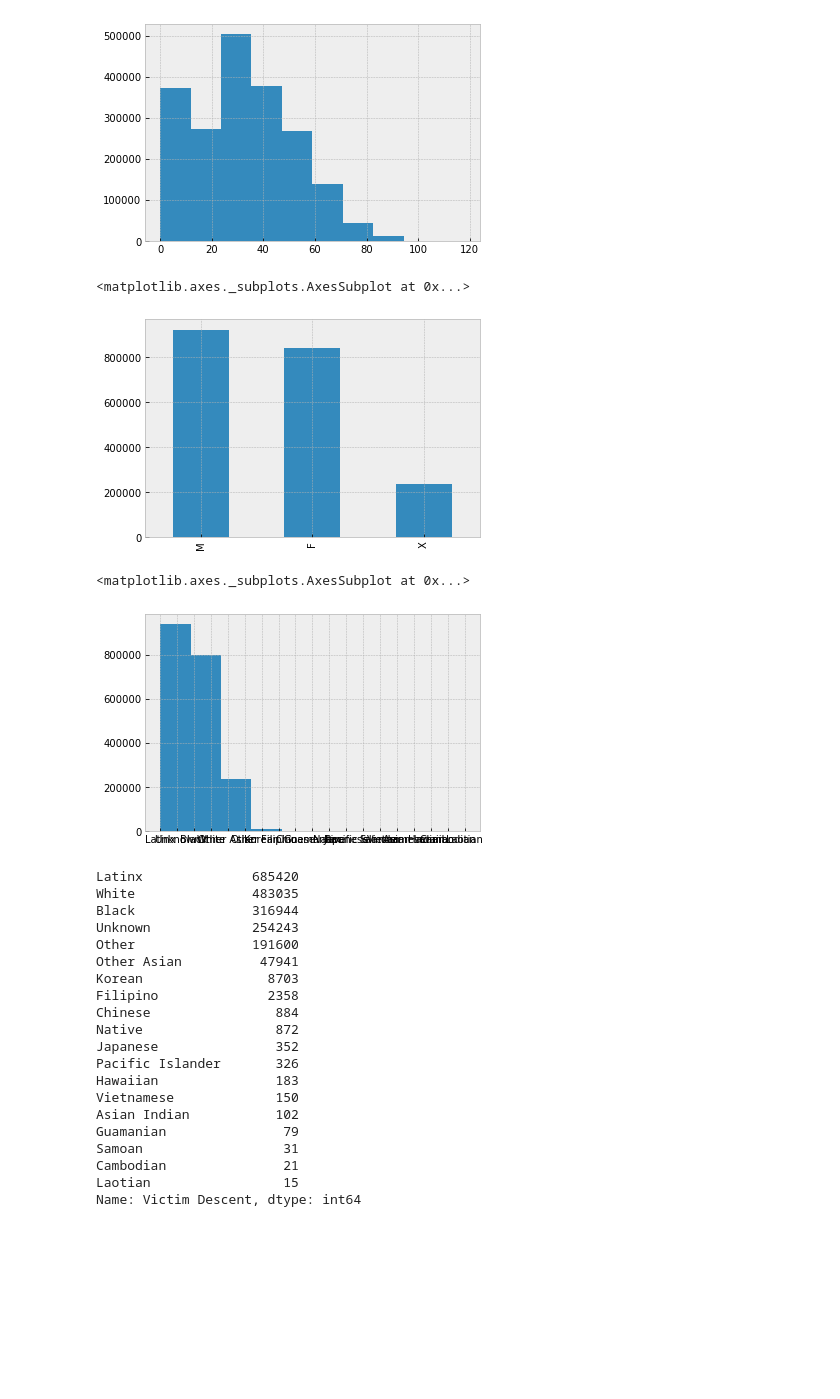
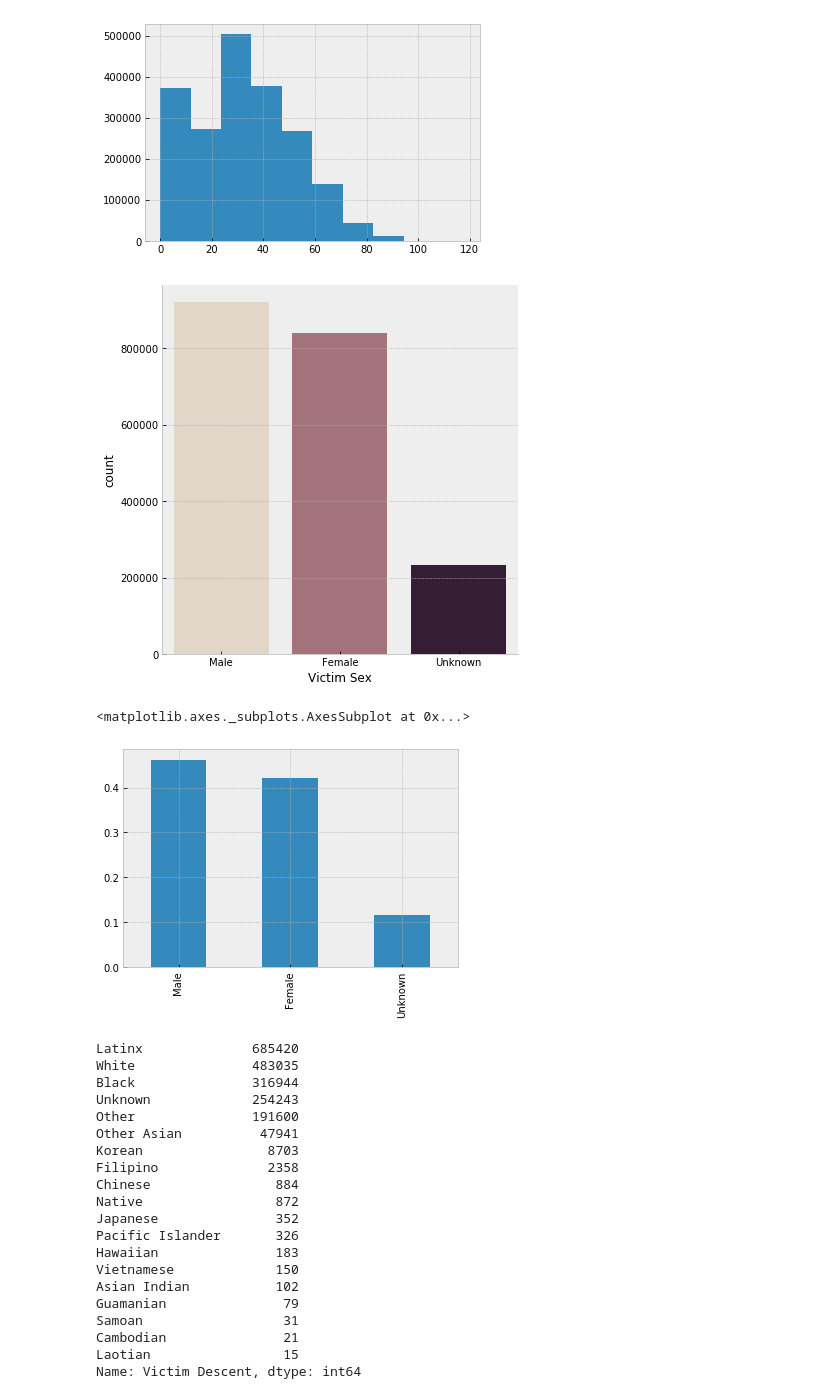
Before and after one commit to sidneykung/LA_crime_forecasting, a Jupyter notebook: eda_sidney.ipynb, the cells around one changed output. Saved outputs shown, nothing was run; the diff lists cells and outputs as text; code cells hidden in the pictures; blank space fills up the shorter version.

```diff
--- a/eda_sidney.ipynb
+++ b/eda_sidney.ipynb
@@ -66,15 +72,20 @@ clean_df['Victim Age'].hist()
 <matplotlib.axes._subplots.AxesSubplot at 0x...>
 [figure]
 # %%
-clean_df['Victim Sex'].value_counts(sort=True).nlargest(10).plot.bar()
+# value counts
+# clean_df['Victim Sex'].value_counts(sort=True).nlargest(10).plot.bar()
-# %% [output]
-<matplotlib.axes._subplots.AxesSubplot at 0x...>
-[figure, removed]
-# %%
-clean_df['Victim Descent'].hist()
-# %% [output]
-<matplotlib.axes._subplots.AxesSubplot at 0x...>
-[figure, removed]
+# %%
+# value counts
+sex_plot = sns.catplot(x='Victim Sex', kind="count", palette="ch:.25", data=clean_df, order= clean_df['Victim Sex'].value_counts().index)
+sex_plot.fig.set_size_inches(6,6)
+# %% [output]
+[figure, added]
+# %%
+# percentage
+clean_df['Victim Sex'].value_counts(sort=True, normalize=True).nlargest(10).plot.bar()
+# %% [output]
+<matplotlib.axes._subplots.AxesSubplot at 0x...>
+[figure, added]
 # %%
 clean_df['Victim Descent'].value_counts()
 # %% [output]
```
Also changed, not shown: parts of 27 cells of this notebook, 3 other files.
